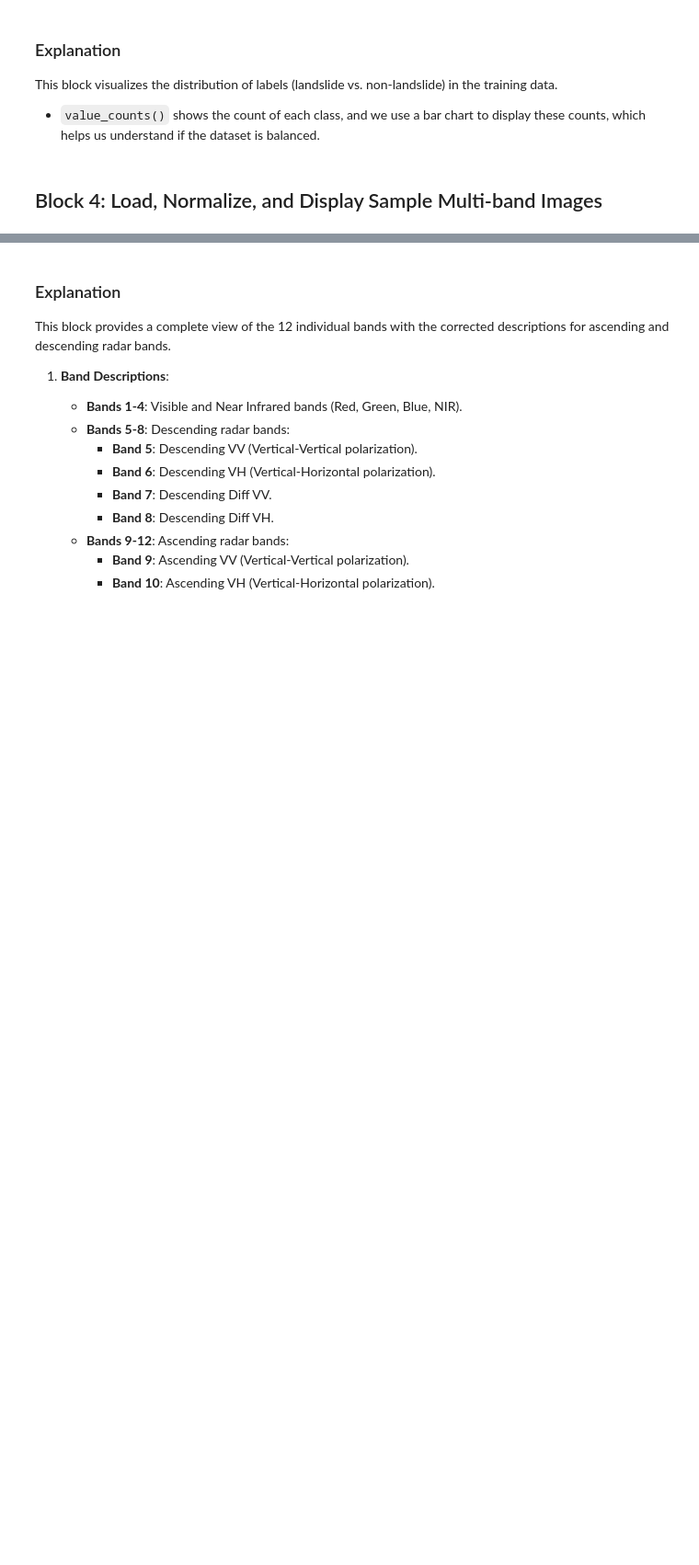
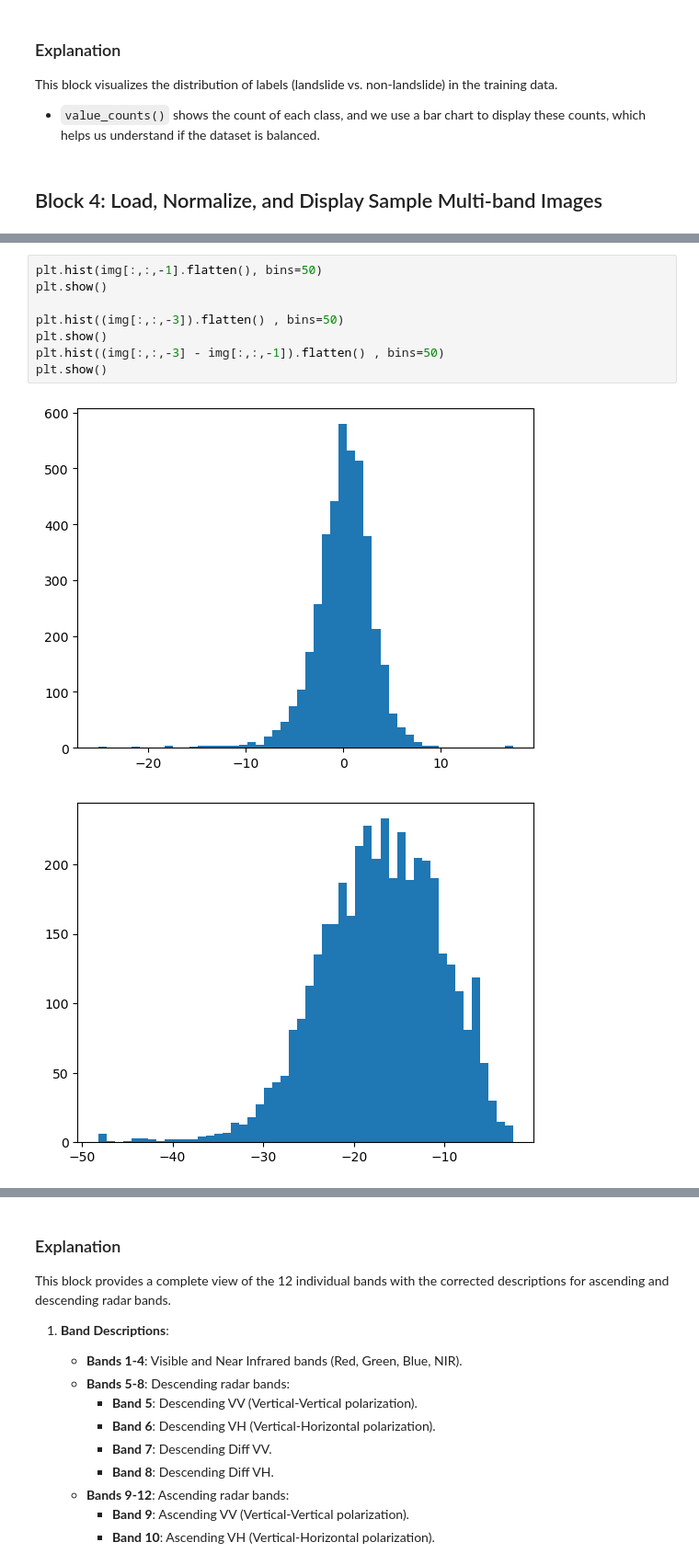
Before and after one commit to PhilipJanz/Landslide-Image-Classification, a Jupyter notebook: notebooks/Starter_Notebook_Landslide_Detection_Challenge.ipynb, the cells around one changed output, grey strips where cells are left out. Shown at 92% size. Drawn from its saved outputs; the diff is of its cells as text; blank space fills up the shorter version.

```diff
--- a/notebooks/Starter_Notebook_Landslide_Detection_Challenge.ipynb
+++ b/notebooks/Starter_Notebook_Landslide_Detection_Challenge.ipynb
@@ -163,0 +199,11 @@ for image_id in example_ids:
+# %%
+plt.hist(img[:,:,-1].flatten(), bins=50)
+plt.show()
+
+plt.hist((img[:,:,-3]).flatten() , bins=50)
+plt.show()
+plt.hist((img[:,:,-3] - img[:,:,-1]).flatten() , bins=50)
+plt.show()
+# %% [output]
+[figure, added]
+[figure, added]
```
Also changed, not shown: parts of 15 cells of this notebook, 10 other files.
